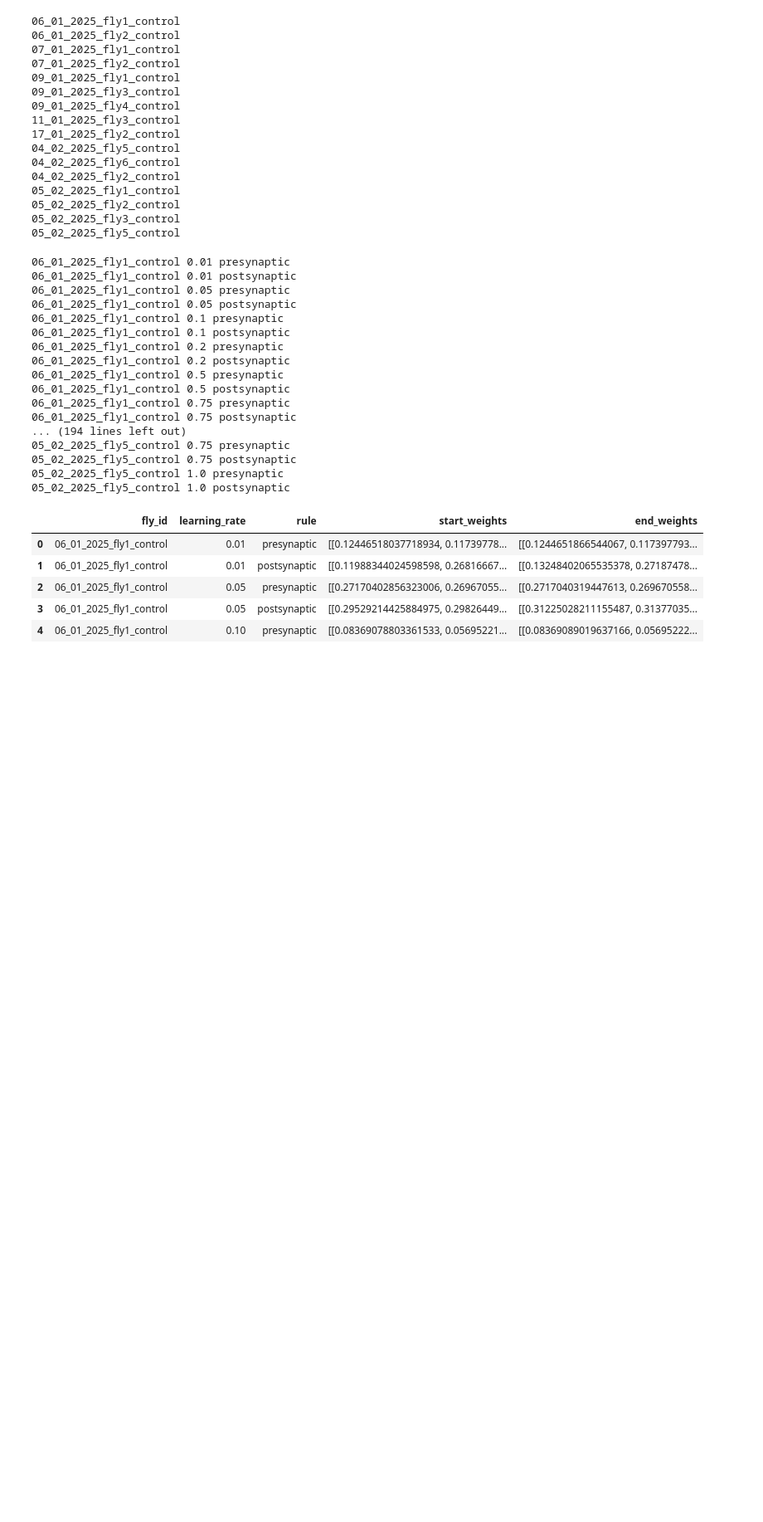
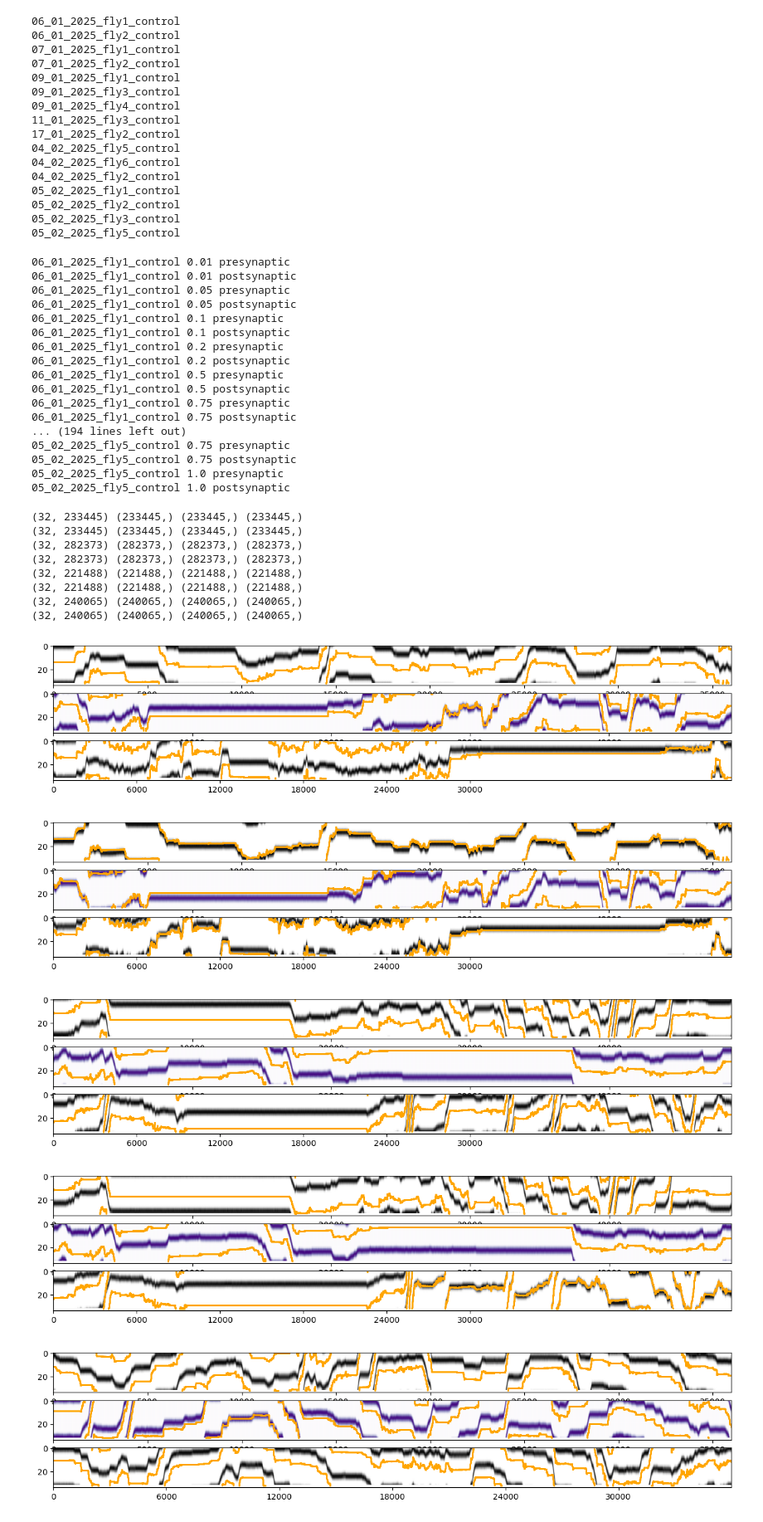
Before and after one commit to yfisher-lab/NeuromodPlasticity, a Jupyter notebook: NeuromodPlasticity/figures/presynaptic_gating/modeling_figs.ipynb, the cells around one changed output. Shown at 83% size. Drawn from its saved outputs; the diff is of its cells as text; code cells hidden in the pictures; blank space fills up the shorter version.

```diff
--- a/NeuromodPlasticity/figures/presynaptic_gating/modeling_figs.ipynb
+++ b/NeuromodPlasticity/figures/presynaptic_gating/modeling_figs.ipynb
@@ -48,7 +48,6 @@ ctrl_fly_ids = [f for f in fly_ids if "control" in f]
 # %%
 
-# load simulated data
-simdatadir = pathlib.Path('/media/mplitt/SSD_storage/fig_scratch/EPG_jGCaMP7f_OctB1RRNAi/control/simulations')
+
 # ctrl_fly_ids
 learning_rates = [0.01, 0.05, .1, .2, .5, .75, 1.0]
 
@@ -223,10 +224,68 @@ for i, row in weights_df.iterrows():
 05_02_2025_fly5_control 1.0 postsynaptic
 # %%
 # plot an example from moderate learning rate
+def get_time_ticks_inds(time, plot_times=np.arange(0,360,60)):
+        inds = []
+        for t in plot_times:
+            inds.append(np.argmin(np.abs(time-t)))
+        return inds
+
+
+lr = .75
+
+for fly in ctrl_fly_ids[:4]:
+    with open(simdatadir / f"{fly}_results_learning_rate_{lr}.pkl", 'rb') as f:
+        sim_data = pickle.load(f)
+
+    for key in ['presynaptic', 'postsynaptic']:
+        _sim_data = sim_data[key]
+
+
+        if 'cl1' in _sim_data['start_end_times']:
+                cl1_times = _sim_data['start_end_times']['cl1']
+                cl2_times = _sim_data['start_end_times']['cl2']
+                dark_times = _sim_data['start_end_times']['dark']
+
+                heading = _sim_data['heading'][1:]
+                heading_ = (heading+np.pi)/2/np.pi*32
+                time = _sim_data['time'][1:]
+                offset = _sim_data['offset']
+                dff = _sim_data['dff']
+                print(dff.shape, time.shape, heading_.shape, offset.shape)
+
+                fig, ax = plt.subplots(3, 1, figsize=(15,3), sharex=False, sharey=True)
+
+                cl1_mask = (time >= cl1_times[0]) & (time <= cl1_times[1])
+                cl2_mask = (time >= cl2_times[0]) & (time <= cl2_times[1])
+                dark_mask = (time >= dark_times[0]) & (time <= dark_times[1])
+
+                x = time[cl1_mask]
+                x = np.arange(x.shape[0]) #x - x[0]
+                ax[0].imshow(dff[:,cl1_mask], aspect='auto', cmap='Greys')
+                ax[0].scatter(x, heading_[cl1_mask], c='orange', s=1, alpha=.5)
+                x= time[dark_mask]
+                x = np.arange(x.shape[0])
+                ax[1].imshow(dff[:, dark_mask], aspect='auto', cmap='Purples')
+                ax[1].scatter(x, heading_[dark_mask], c='orange', s=1, alpha=.5)
+                ax[2].imshow(dff[:, cl2_mask], aspect='auto', cmap='Greys')
+                x = time[cl2_mask]
+                x = np.arange(x.shape[0])
+                ax[2].scatter(x, heading_[cl2_mask], c='orange', s=1, alpha=.5)
+
+
+                _t = time[cl2_mask]
+                ax[2].set_xticks(get_time_ticks_inds(_t -_t[0]))
 # %% [output]
-|  | fly_id | learning_rate | rule | start_weights | end_weights |
-| 0 | 06_01_2025_fly1_control | 0.01 | presynaptic | [[0.12446518037718934, 0.11739778... | [[0.1244651866544067, 0.117397793... |
-| 1 | 06_01_2025_fly1_control | 0.01 | postsynaptic | [[0.11988344024598598, 0.26816667... | [[0.13248402065535378, 0.27187478... |
-| 2 | 06_01_2025_fly1_control | 0.05 | presynaptic | [[0.27170402856323006, 0.26967055... | [[0.2717040319447613, 0.269670558... |
-| 3 | 06_01_2025_fly1_control | 0.05 | postsynaptic | [[0.29529214425884975, 0.29826449... | [[0.31225028211155487, 0.31377035... |
-| 4 | 06_01_2025_fly1_control | 0.10 | presynaptic | [[0.08369078803361533, 0.05695221... | [[0.08369089019637166, 0.05695222... |
+(32, 233445) (233445,) (233445,) (233445,)
+(32, 233445) (233445,) (233445,) (233445,)
+(32, 282373) (282373,) (282373,) (282373,)
+(32, 282373) (282373,) (282373,) (282373,)
+(32, 221488) (221488,) (221488,) (221488,)
+(32, 221488) (221488,) (221488,) (221488,)
+(32, 240065) (240065,) (240065,) (240065,)
+(32, 240065) (240065,) (240065,) (240065,)
+[figure, added]
+[figure, added]
+[figure, added]
+[figure, added]
+[figure, added]
```
Also changed, not shown: parts of 5 cells of this notebook, 1 other file.
